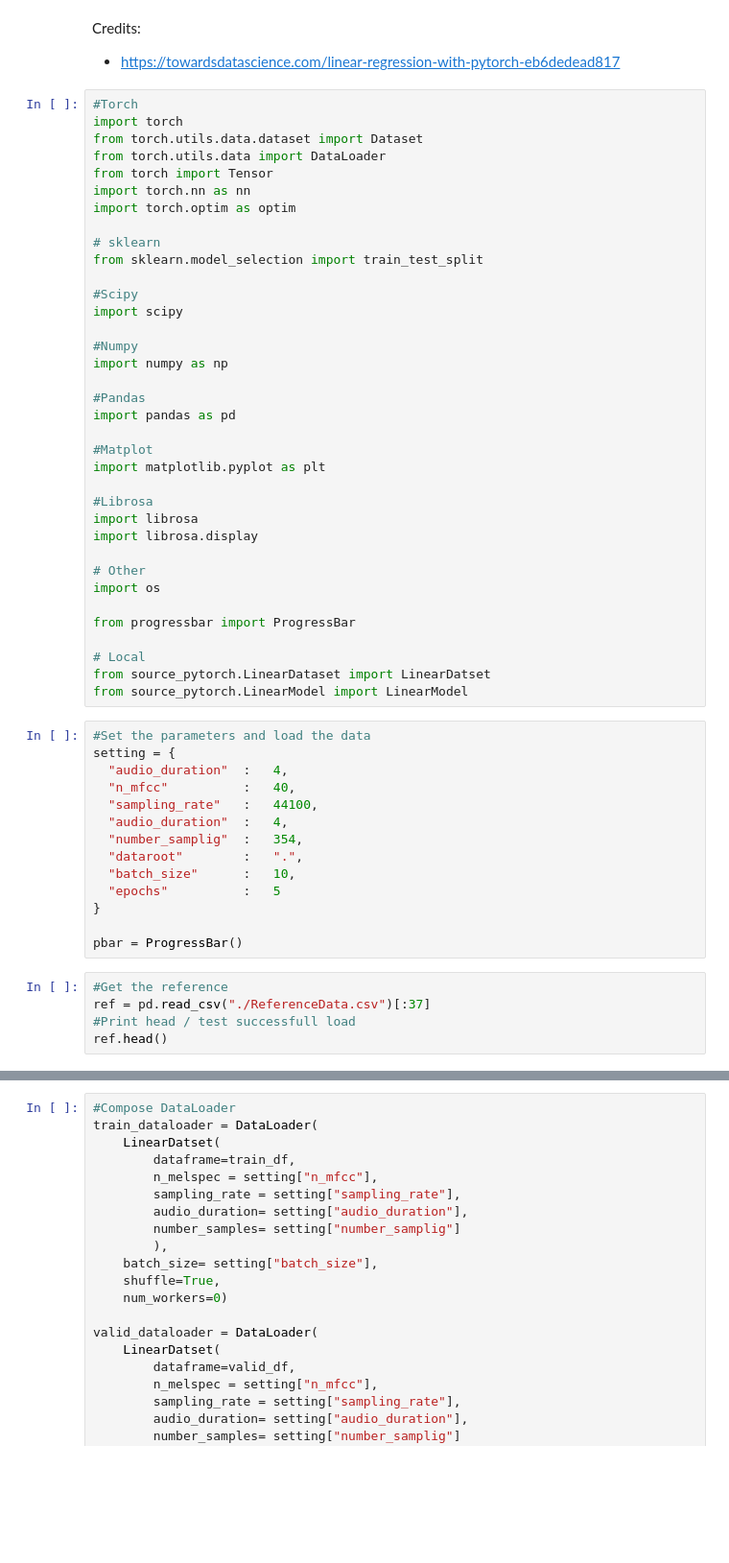
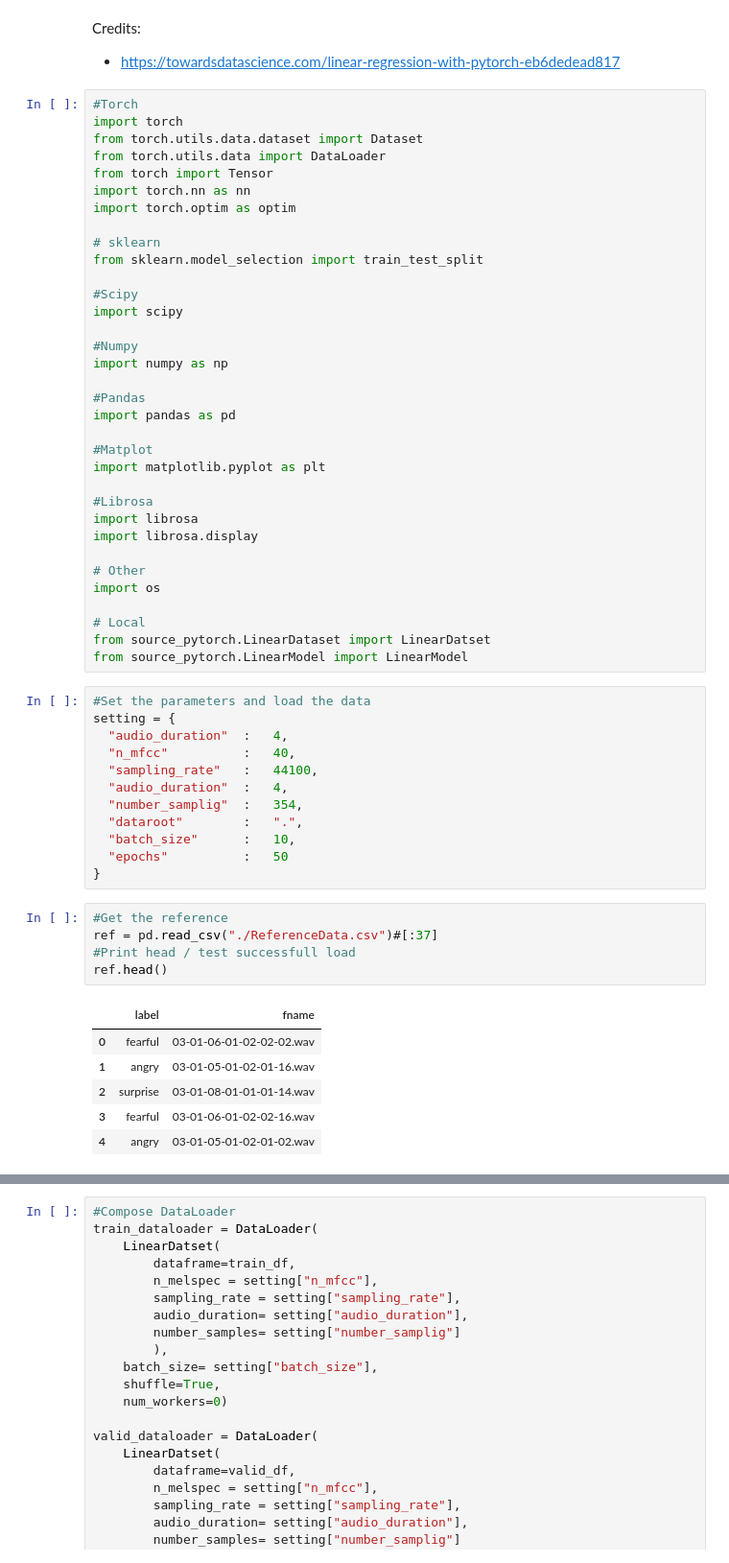
Before and after one commit to DanieleSpera/Machine-Learning-Training, a Jupyter notebook: Emotion speech recognition/Model-Benchmark-Pytorch.ipynb, the cells around one changed output, grey strips where cells are left out. Shown: that part at 96% size. Saved outputs shown, nothing was run; the diff lists cells and outputs as text; blank space fills up the shorter version.

```diff
--- a/Emotion speech recognition/Model-Benchmark-Pytorch.ipynb
+++ b/Emotion speech recognition/Model-Benchmark-Pytorch.ipynb
@@ -36,8 +36,6 @@ import librosa.display
 # Other
 import os
 
-from progressbar import ProgressBar
-
 # Local
 from source_pytorch.LinearDataset import LinearDatset
 from source_pytorch.LinearModel import LinearModel
@@ -51,15 +49,20 @@ setting = {
   "number_samplig"  :   354,
   "dataroot"        :   ".",
   "batch_size"      :   10,
-  "epochs"          :   5
+  "epochs"          :   50
 }
-
-pbar = ProgressBar()
 # %%
 #Get the reference
-ref = pd.read_csv("./ReferenceData.csv")[:37]
+ref = pd.read_csv("./ReferenceData.csv")#[:37]
 #Print head / test successfull load
 ref.head()
+# %% [output]
+|  | label | fname |
+| 0 | fearful | 03-01-06-01-02-02-02.wav |
+| 1 | angry | 03-01-05-01-02-01-16.wav |
+| 2 | surprise | 03-01-08-01-01-01-14.wav |
+| 3 | fearful | 03-01-06-01-02-02-16.wav |
+| 4 | angry | 03-01-05-01-02-01-02.wav |
 # %%
 #Split the Train and Test dataset
 X_train, X_test, y_train, y_test = train_test_split(ref["fname"]
```
Also changed, not shown: parts of 5 cells of this notebook, 4 other files.
